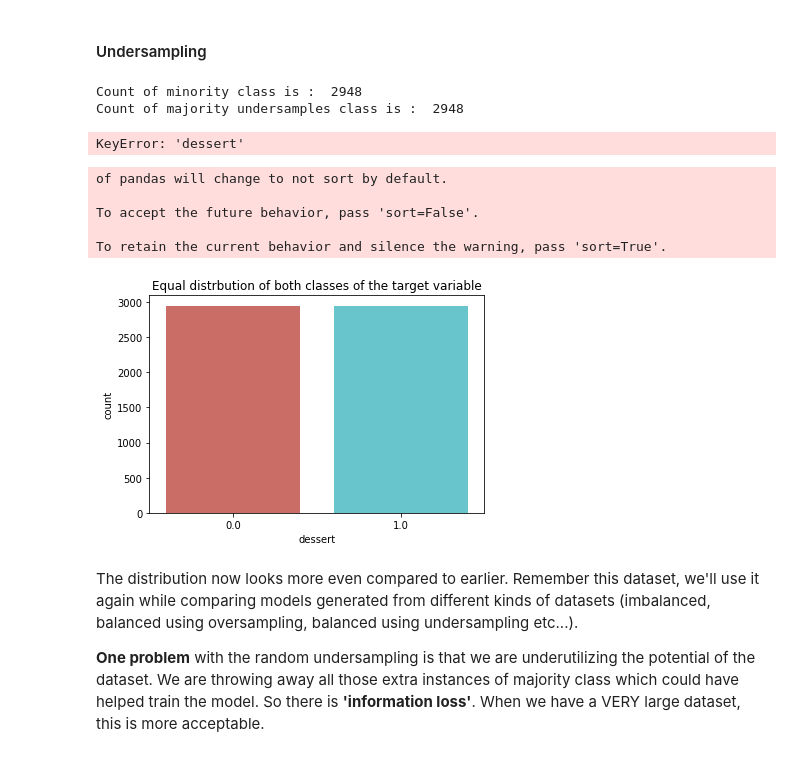
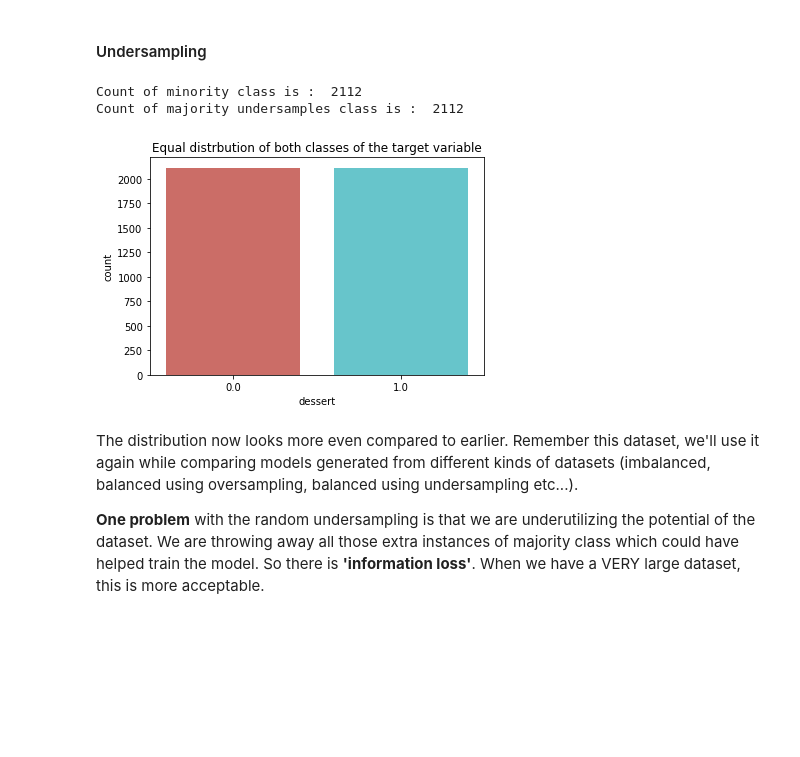
Before and after one commit to shwetapurushe/data-science-world, a Jupyter notebook: Projects/Recipes/Recipes_regression.ipynb, the cells around one changed output. Drawn from its saved outputs; the diff is of its cells as text; code cells hidden in the pictures; blank space fills up the shorter version.

```diff
--- a/Projects/Recipes/Recipes_regression.ipynb
+++ b/Projects/Recipes/Recipes_regression.ipynb
@@ -248,42 +246,37 @@ Here lets try 2 commonly used techniques
 train_X = train_X.sample(frac=1)
 
 # number of instances which are desserts in the training dataset
-des_no_test =
+is_dessert = train_X['dessert'].astype(int) == 1
+isnot_dessert = train_X['dessert'].astype(int) == 0
+
+
+desserts_df = train_X[is_dessert]
+non_desert_df = train_X[isnot_dessert]
+
 #Lets pick up the same number of records from the majority class
-non_desert_df = recipes_fil[recipes_fil.dessert == 0]
-non_desert_df_un = non_desert_df.iloc[:len(desserts_df)]
+non_desert_df_un = non_desert_df.iloc[:len(train_X[is_dessert])]
 
 # amount of minority class
-print("Count of minority class is : ", len(desserts_df))
+print("Count of minority class is : ", len(train_X[is_dessert]))
 
 #amount of majority class
 print("Count of majority undersamples class is : ", len(non_desert_df_un))
 # %% [output]
-Count of minority class is :  2948
-Count of majority undersamples class is :  2948
+Count of minority class is :  2112
+Count of majority undersamples class is :  2112
-# %%
-is_dessert = train_X['dessert'] == 1
-train_X[is_dessert].count()
-# %% [output]
-KeyError: 'dessert'
 # %%
 #generating a balanced input dataset
 co_df = pd.concat([desserts_df, non_desert_df_un], axis=0)
 
 # Shuffle dataframe rows _un for undersampling
 ba_recipes_df_un = co_df.sample(frac= 1, random_state = 1)
 
 #lets confirm
-sns.countplot(x = ba_recipes_df_un.dessert, palette='hls')
+sns.countplot(x = ba_recipes_df_un.dessert, palette='hls')b
 plt.title('Equal distrbution of both classes of the target variable')
 plt.show()
 # %% [output]
-of pandas will change to not sort by default.
-
-To accept the future behavior, pass 'sort=False'.
-
-To retain the current behavior and silence the warning, pass 'sort=True'.
-[figure, old version]
+[figure, new version]
 # %% [markdown]
 The distribution now looks more even compared to earlier. Remember this dataset, we'll use it again while comparing models generated from different kinds of datasets (imbalanced, balanced using oversampling, balanced using undersampling etc...).
 
```
Also changed, not shown: parts of 7 cells of this notebook.
